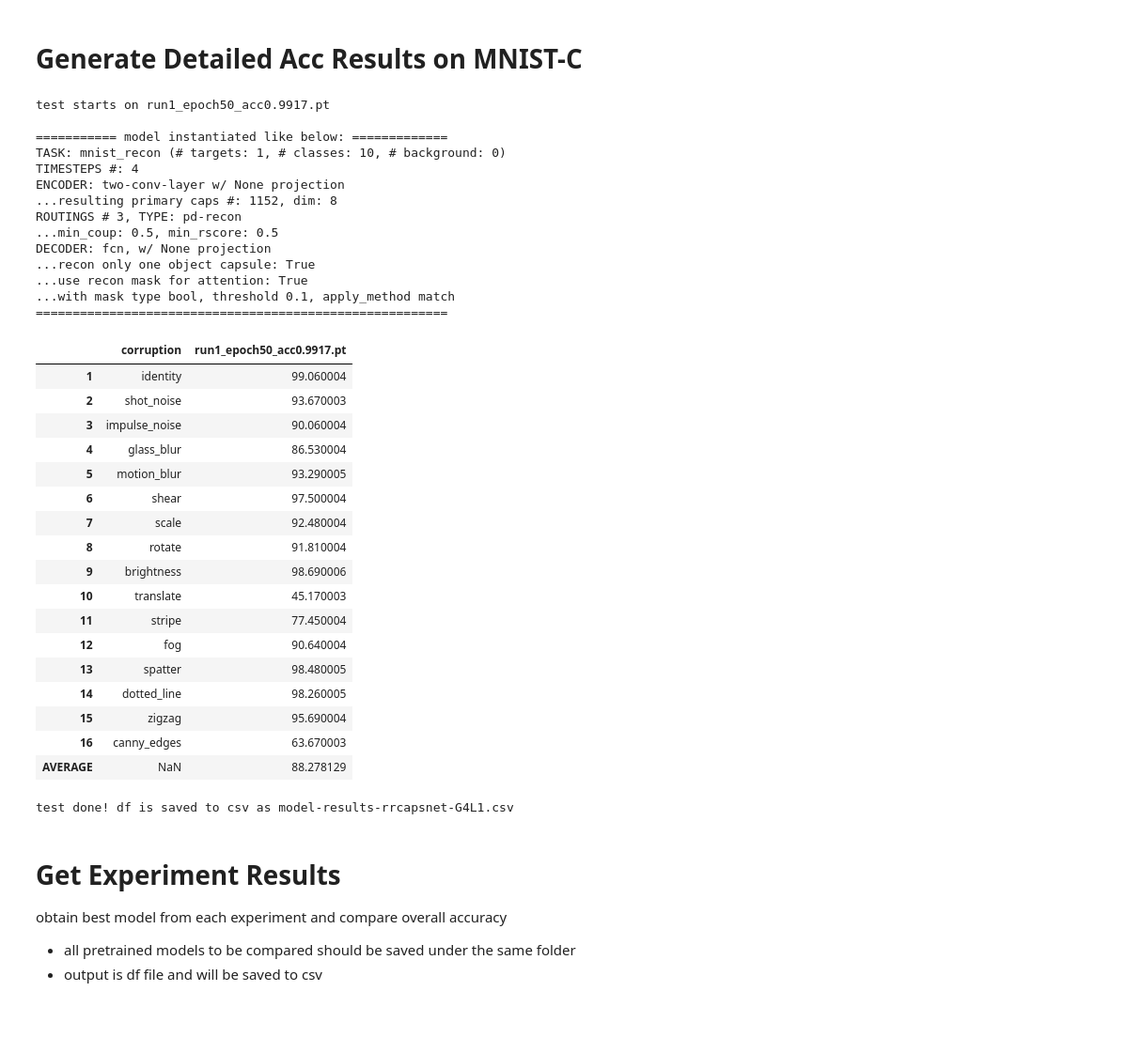
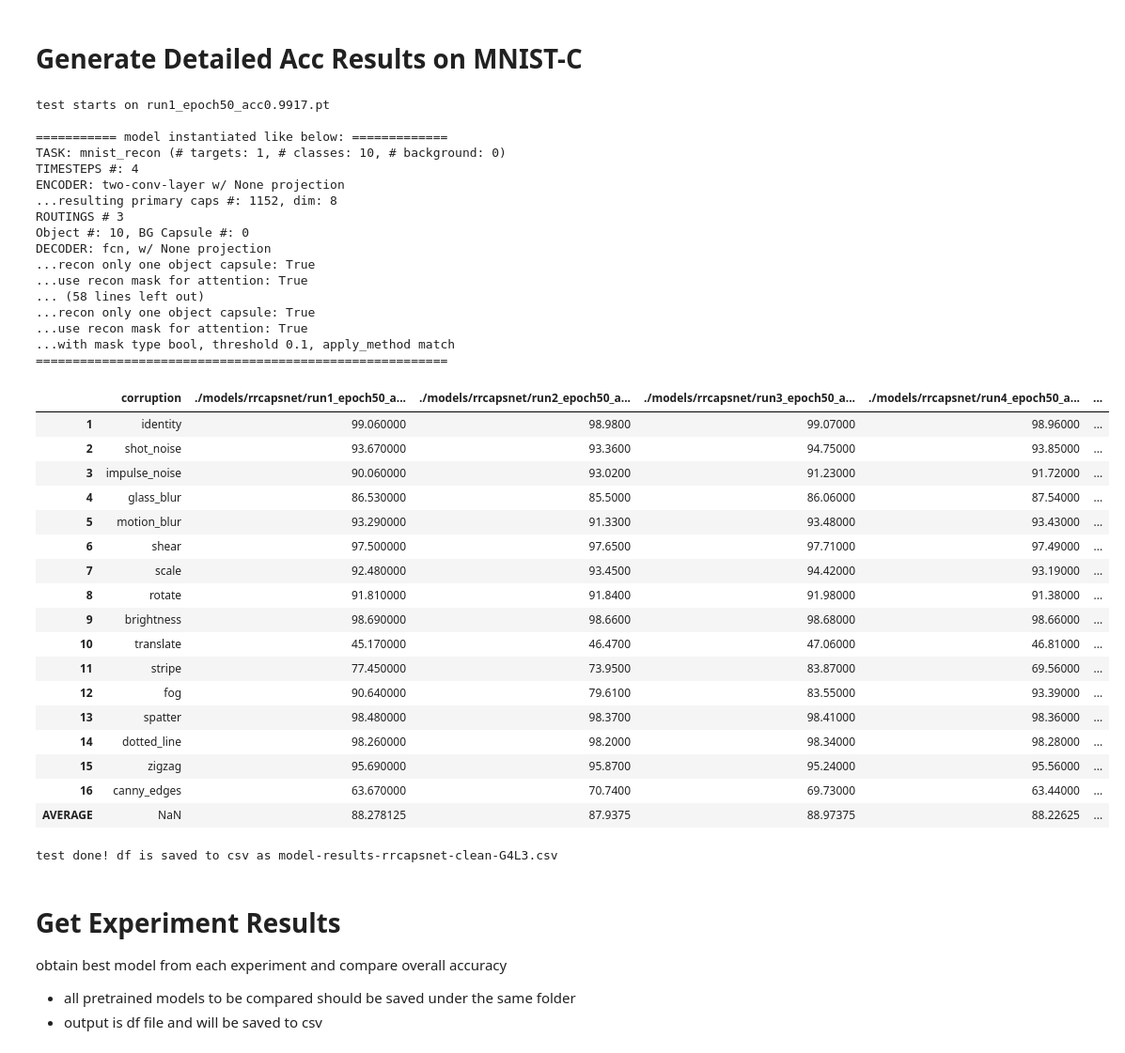
Before and after one commit to ahnchive/ORA-recognition, a Jupyter notebook: eval_rrcapsnet_original.ipynb, the cells around one changed output. Shown at 94% size. Saved outputs shown, nothing was run; the diff lists cells and outputs as text; code cells hidden in the pictures; blank space fills up the shorter version.

```diff
--- a/eval_rrcapsnet_original.ipynb
+++ b/eval_rrcapsnet_original.ipynb
@@ -732,11 +739,12 @@ print_args=False
 
 # load model
 args_to_update = {'device':DEVICE, 'batch_size':BATCHSIZE,
-                 'time_steps': 4, 'routings': 1, 'routing_type': 'pd-recon', #'original'
-                 'min_coup': 0.5, 'min_rscore': 0.5, 'mask_threshold': 0.1}
+                 'time_steps': 4, 'routings': 3, #'routing_type': 'pd-recon', #'original'
+                 'min_coup': 0.5, 'min_rscore': 0.5, 'mask_threshold': 0.25}
 
 load_model_path = './models/rrcapsnet/run3_epoch50_acc0.9907.pt'
-
+load_model_path ='./results/mnist/Apr25_0111_recon_step1_routing1_seed3/archive_model_epoch50_acc0.9916.pt'
+load_model_path = './results/mnist/Apr26_1759_test/archive_model_epoch50_acc0.7515.pt'
 
 args = load_args(load_model_path, args_to_update, print_args)
 model = load_model(args)
@@ -1022,10 +1039,17 @@ args_to_update = {'device':DEVICE, 'batch_size':BATCHSIZE,
 
 modelpathlist = [
 './models/rrcapsnet/run1_epoch50_acc0.9917.pt',
-# './models/rrcapsnet/run2_epoch50_acc0.9915.pt',
-# './models/rrcapsnet/run3_epoch50_acc0.9907.pt',
-# './models/rrcapsnet/run4_epoch50_acc0.9905.pt',
-# './models/rrcapsnet/run5_epoch50_acc0.9907.pt',
+'./models/rrcapsnet/run2_epoch50_acc0.9915.pt',
+'./models/rrcapsnet/run3_epoch50_acc0.9907.pt',
+'./models/rrcapsnet/run4_epoch50_acc0.9905.pt',
+'./models/rrcapsnet/run5_epoch50_acc0.9907.pt',
+
+# trained on clean dataset
+# './results/mnist/Apr25_0202_clean_run1/archive_model_epoch50_acc0.9973.pt',
+# './results/mnist/Apr25_0220_clean_run2/archive_model_epoch50_acc0.9976.pt',
+# './results/mnist/Apr25_0238_clean_run3/archive_model_epoch50_acc0.9972.pt',
+# './results/mnist/Apr25_0255_clean_run4/archive_model_epoch50_acc0.9971.pt',
+# './results/mnist/Apr25_0313_clean_run5/archive_model_epoch50_acc0.9976.pt'
 ]
 
 
@@ -1037,57 +1061,60 @@ for load_model_path in modelpathlist:
 #     modelname = '-'.join( os.path.dirname(load_model_path).split('_')[-3:-1]) #'recon-step3'
     modelname = load_model_path.split('/')[-1] # filename
     print(f'test starts on {modelname}')
 
     # load args and model
     args = load_args(load_model_path, args_to_update, print_args)
     model = load_model(args)
 
     acclist = []
     for corruption in CORRUPTION_TYPES:
         test_loss, test_loss_class, test_loss_recon, test_acc = test_model_on_each_corruption(PATH_MNISTC, corruption, model, verbose)
         acclist.append(test_acc*100)
-    df[modelname] = acclist
+    df[load_model_path] = acclist
 
 
 df.index = np.arange(1, len(df)+1)
 df.loc['AVERAGE'] = df.mean()
 df
 # %% [output]
 test starts on run1_epoch50_acc0.9917.pt
 
 =========== model instantiated like below: =============
 TASK: mnist_recon (# targets: 1, # classes: 10, # background: 0)
 TIMESTEPS #: 4
 ENCODER: two-conv-layer w/ None projection
 ...resulting primary caps #: 1152, dim: 8
-ROUTINGS # 3, TYPE: pd-recon
-...min_coup: 0.5, min_rscore: 0.5
+ROUTINGS # 3
+Object #: 10, BG Capsule #: 0
 DECODER: fcn, w/ None projection
+...recon only one object capsule: True
+...use recon mask for attention: True
+... (58 lines left out)
 ...recon only one object capsule: True
 ...use recon mask for attention: True
 ...with mask type bool, threshold 0.1, apply_method match
 ========================================================
-|  | corruption | run1_epoch50_acc0.9917.pt |
-| 1 | identity | 99.060004 |
-| 2 | shot_noise | 93.670003 |
-| 3 | impulse_noise | 90.060004 |
-| 4 | glass_blur | 86.530004 |
-| 5 | motion_blur | 93.290005 |
-| 6 | shear | 97.500004 |
-| 7 | scale | 92.480004 |
-| 8 | rotate | 91.810004 |
-| 9 | brightness | 98.690006 |
-| 10 | translate | 45.170003 |
-| 11 | stripe | 77.450004 |
-| 12 | fog | 90.640004 |
-| 13 | spatter | 98.480005 |
-| 14 | dotted_line | 98.260005 |
-| 15 | zigzag | 95.690004 |
-| 16 | canny_edges | 63.670003 |
-| AVERAGE | NaN | 88.278129 |
+|  | corruption | ./models/rrcapsnet/run1_epoch50_a... | ./models/rrcapsnet/run2_epoch50_a... | ./models/rrcapsnet/run3_epoch50_a... | ./models/rrcapsnet/run4_epoch50_a... | ... |
+| 1 | identity | 99.060000 | 98.9800 | 99.07000 | 98.96000 | ... |
+| 2 | shot_noise | 93.670000 | 93.3600 | 94.75000 | 93.85000 | ... |
+| 3 | impulse_noise | 90.060000 | 93.0200 | 91.23000 | 91.72000 | ... |
+| 4 | glass_blur | 86.530000 | 85.5000 | 86.06000 | 87.54000 | ... |
+| 5 | motion_blur | 93.290000 | 91.3300 | 93.48000 | 93.43000 | ... |
+| 6 | shear | 97.500000 | 97.6500 | 97.71000 | 97.49000 | ... |
+| 7 | scale | 92.480000 | 93.4500 | 94.42000 | 93.19000 | ... |
+| 8 | rotate | 91.810000 | 91.8400 | 91.98000 | 91.38000 | ... |
+| 9 | brightness | 98.690000 | 98.6600 | 98.68000 | 98.66000 | ... |
+| 10 | translate | 45.170000 | 46.4700 | 47.06000 | 46.81000 | ... |
+| 11 | stripe | 77.450000 | 73.9500 | 83.87000 | 69.56000 | ... |
+| 12 | fog | 90.640000 | 79.6100 | 83.55000 | 93.39000 | ... |
+| 13 | spatter | 98.480000 | 98.3700 | 98.41000 | 98.36000 | ... |
+| 14 | dotted_line | 98.260000 | 98.2000 | 98.34000 | 98.28000 | ... |
+| 15 | zigzag | 95.690000 | 95.8700 | 95.24000 | 95.56000 | ... |
+| 16 | canny_edges | 63.670000 | 70.7400 | 69.73000 | 63.44000 | ... |
+| AVERAGE | NaN | 88.278125 | 87.9375 | 88.97375 | 88.22625 | ... |
 # %%
 # save to csv
-path_df = 'model-results-rrcapsnet-G4L1.csv'
+path_df = 'model-results-rrcapsnet-clean-G4L3.csv'
 overwrite = True
 if os.path.isfile(path_df) and not overwrite:
     print(f'test done! file {path_df} already exists, df is not saved')
@@ -1095,7 +1122,7 @@ else:
     df.to_csv(path_df, index=False)
     print(f'test done! df is saved to csv as {path_df}')
 # %% [output]
-test done! df is saved to csv as model-results-rrcapsnet-G4L1.csv
+test done! df is saved to csv as model-results-rrcapsnet-clean-G4L3.csv
 # %% [markdown]
 # Get Experiment Results
 obtain best model from each experiment and compare overall accuracy
```
Also changed, not shown: parts of 5 cells of this notebook, 11 other files.
